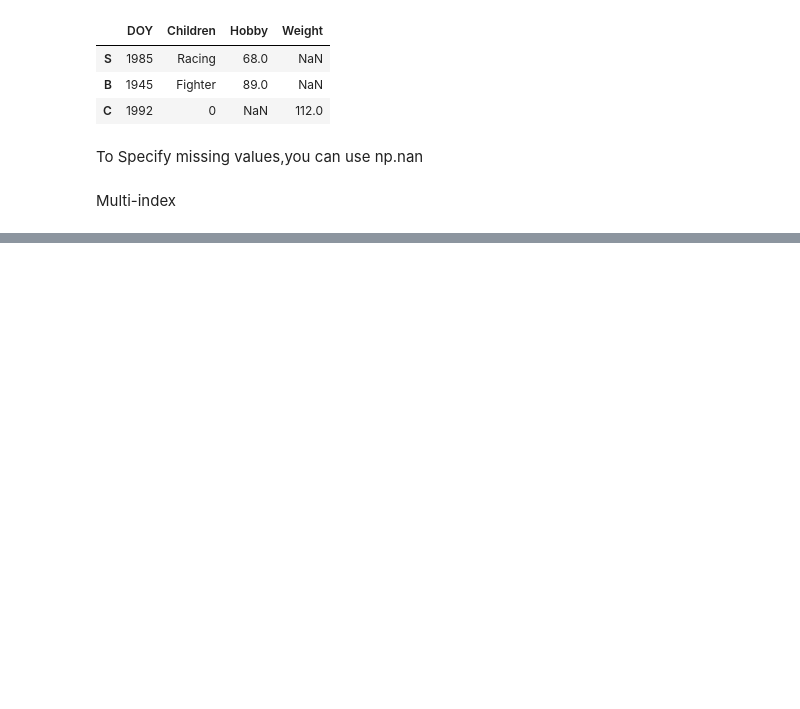
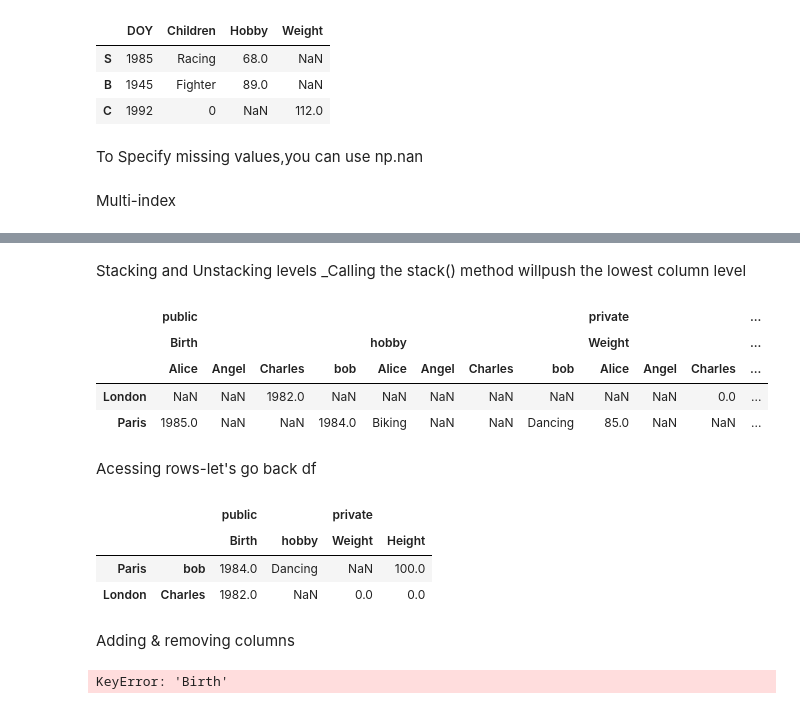
Before and after one commit to Lokitha-S/6sem_mlpractice, a Jupyter notebook: Ml_pratice.ipynb, the cells around one changed output, grey strips where cells are left out. Saved outputs shown, nothing was run; the diff lists cells and outputs as text; code cells hidden in the pictures; blank space fills up the shorter version.

```diff
--- a/Ml_pratice.ipynb
+++ b/Ml_pratice.ipynb
@@ -163,0 +178,27 @@ data
+# %% [markdown]
+Stacking and Unstacking levels
+_Calling the stack() method willpush the lowest column level
+# %%
+data1=data.unstack()
+data1
+# %% [output]
+|  | public |  |  |  |  |  |  |  | private |  |  | ... |
+|  | Birth |  |  |  | hobby |  |  |  | Weight |  |  | ... |
+|  | Alice | Angel | Charles | bob | Alice | Angel | Charles | bob | Alice | Angel | Charles | ... |
+| London | NaN | NaN | 1982.0 | NaN | NaN | NaN | NaN | NaN | NaN | NaN | 0.0 | ... |
+| Paris | 1985.0 | NaN | NaN | 1984.0 | Biking | NaN | NaN | Dancing | 85.0 | NaN | NaN | ... |
+# %% [markdown]
+Acessing rows-let's go back df
+# %%
+data.iloc[1:3]
+# %% [output]
+|  |  | public |  | private |  |
+|  |  | Birth | hobby | Weight | Height |
+| Paris | bob | 1984.0 | Dancing | NaN | 100.0 |
+| London | Charles | 1982.0 | NaN | 0.0 | 0.0 |
+# %% [markdown]
+Adding & removing columns
+# %%
+data[data["Birth"]<1990]
+# %% [output]
+KeyError: 'Birth'
```
Also changed, not shown: parts of 34 cells of this notebook.
